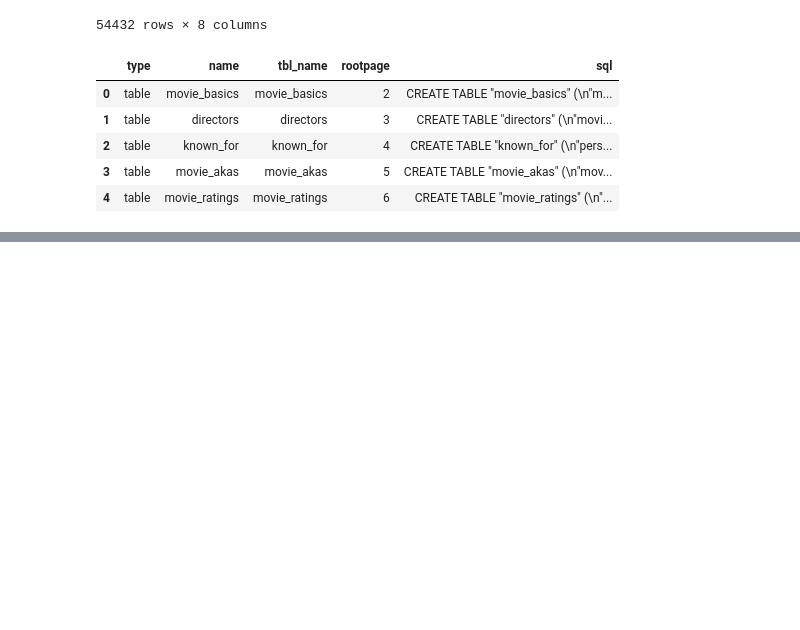
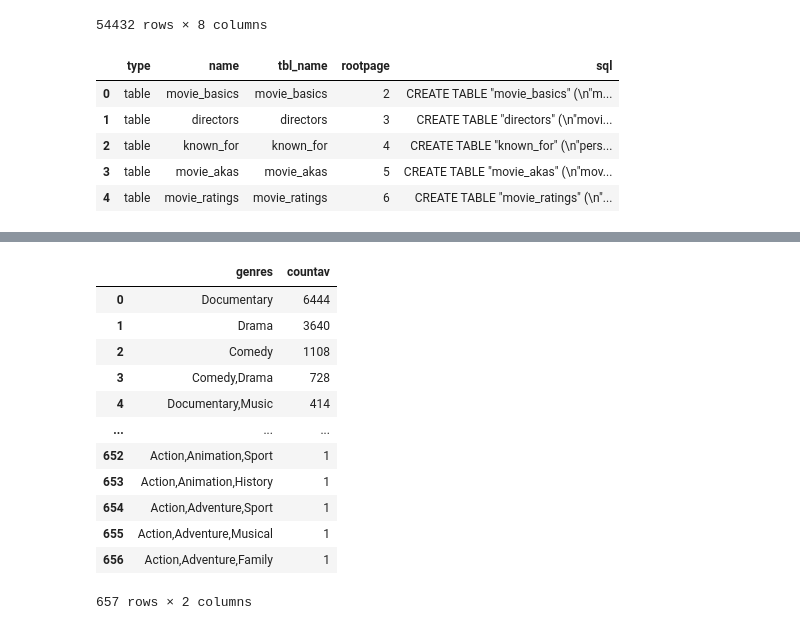
Before and after one commit to ZeejahWaseem/Capstone_Project, a Jupyter notebook: Notebooks/Rome_Folder/Rome.ipynb, the cells around one changed output, grey strips where cells are left out. Cells and saved outputs as stored; diff of their text form; code cells hidden in the pictures; blank space fills up the shorter version.

```diff
--- a/Notebooks/Rome_Folder/Rome.ipynb
+++ b/Notebooks/Rome_Folder/Rome.ipynb
@@ -171,0 +222,26 @@ pd.read_sql(q, conn)
+# %%
+averagerating_df = pd.read_sql("""SELECT genres,COUNT(averagerating) as countav
+FROM movie_basics
+JOIN movie_ratings
+    USING(movie_id)
+WHERE averagerating> 7
+GROUP BY genres
+ORDER BY countav DESC
+;
+""", conn)
+# %%
+averagerating_df
+# %% [output]
+|  | genres | countav |
+| 0 | Documentary | 6444 |
+| 1 | Drama | 3640 |
+| 2 | Comedy | 1108 |
+| 3 | Comedy,Drama | 728 |
+| 4 | Documentary,Music | 414 |
+| ... | ... | ... |
+| 652 | Action,Animation,Sport | 1 |
+| 653 | Action,Animation,History | 1 |
+| 654 | Action,Adventure,Sport | 1 |
+| 655 | Action,Adventure,Musical | 1 |
+| 656 | Action,Adventure,Family | 1 |
+657 rows × 2 columns
```
Also changed, not shown: parts of 11 cells of this notebook.
